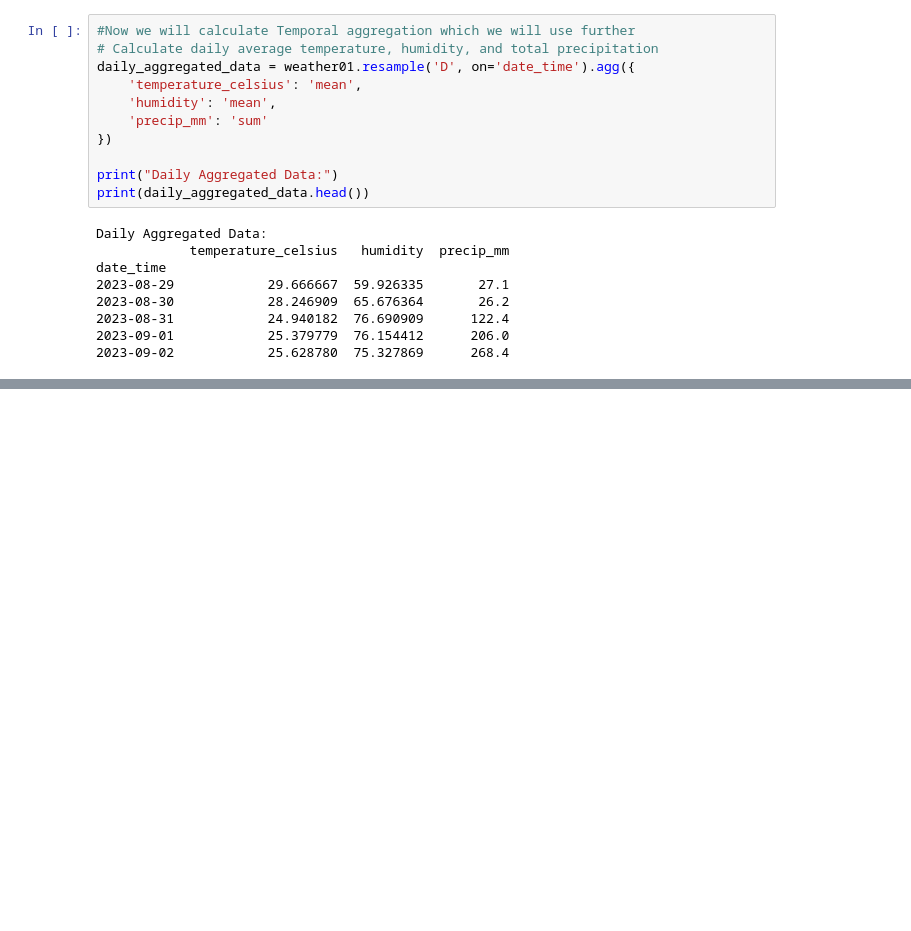
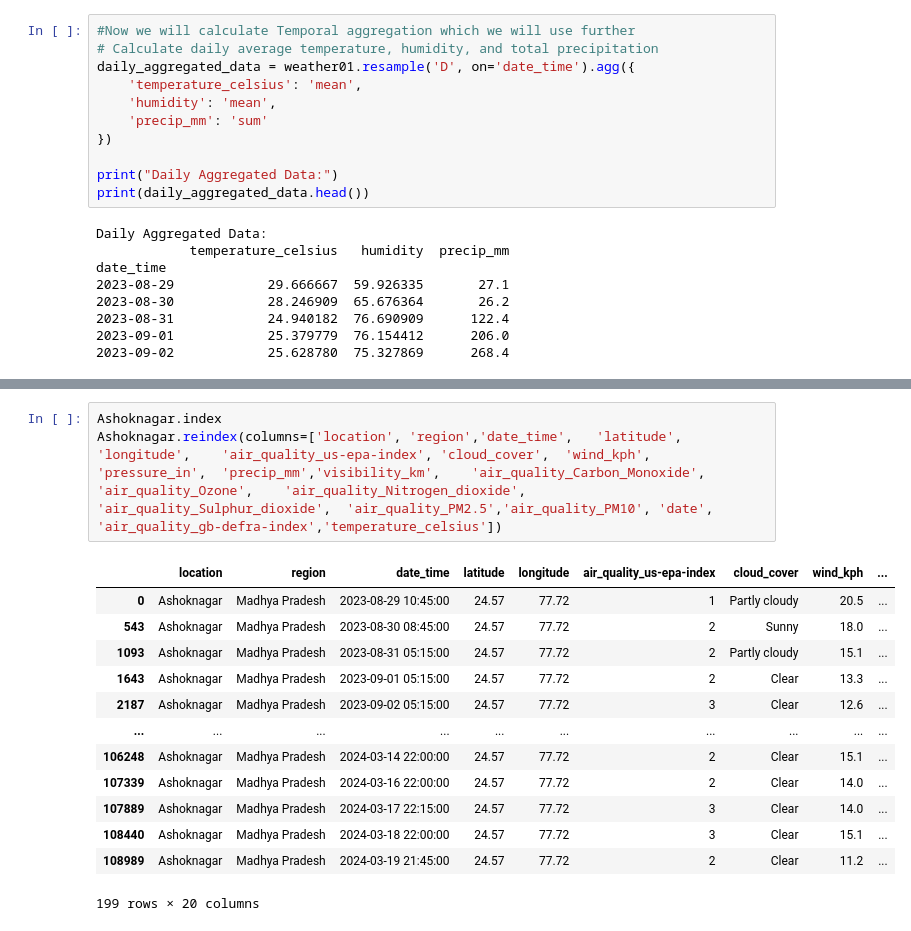
Before and after one commit to raunak01-raj/Weather-prediction, a Jupyter notebook: WP_(Linear Regression).ipynb, the cells around one changed output, grey strips where cells are left out. Cells and saved outputs as stored; diff of their text form; blank space fills up the shorter version.

```diff
--- a/WP_(Linear Regression).ipynb
+++ b/WP_(Linear Regression).ipynb
@@ -131,0 +171,17 @@ weather01 Data with Moving Averages:
+# %%
+Ashoknagar.index
+Ashoknagar.reindex(columns=['location',	'region','date_time',	'latitude',	'longitude',	'air_quality_us-epa-index',	'cloud_cover',	'wind_kph',	'pressure_in',	'precip_mm','visibility_km',	'air_quality_Carbon_Monoxide',	'air_quality_Ozone',	'air_quality_Nitrogen_dioxide',	'air_quality_Sulphur_dioxide',	'air_quality_PM2.5','air_quality_PM10',	'date',	'air_quality_gb-defra-index','temperature_celsius'])
+# %% [output]
+|  | location | region | date_time | latitude | longitude | air_quality_us-epa-index | cloud_cover | wind_kph | ... |
+| 0 | Ashoknagar | Madhya Pradesh | 2023-08-29 10:45:00 | 24.57 | 77.72 | 1 | Partly cloudy | 20.5 | ... |
+| 543 | Ashoknagar | Madhya Pradesh | 2023-08-30 08:45:00 | 24.57 | 77.72 | 2 | Sunny | 18.0 | ... |
+| 1093 | Ashoknagar | Madhya Pradesh | 2023-08-31 05:15:00 | 24.57 | 77.72 | 2 | Partly cloudy | 15.1 | ... |
+| 1643 | Ashoknagar | Madhya Pradesh | 2023-09-01 05:15:00 | 24.57 | 77.72 | 2 | Clear | 13.3 | ... |
+| 2187 | Ashoknagar | Madhya Pradesh | 2023-09-02 05:15:00 | 24.57 | 77.72 | 3 | Clear | 12.6 | ... |
+| ... | ... | ... | ... | ... | ... | ... | ... | ... | ... |
+| 106248 | Ashoknagar | Madhya Pradesh | 2024-03-14 22:00:00 | 24.57 | 77.72 | 2 | Clear | 15.1 | ... |
+| 107339 | Ashoknagar | Madhya Pradesh | 2024-03-16 22:00:00 | 24.57 | 77.72 | 2 | Clear | 14.0 | ... |
+| 107889 | Ashoknagar | Madhya Pradesh | 2024-03-17 22:15:00 | 24.57 | 77.72 | 3 | Clear | 14.0 | ... |
+| 108440 | Ashoknagar | Madhya Pradesh | 2024-03-18 22:00:00 | 24.57 | 77.72 | 3 | Clear | 15.1 | ... |
+| 108989 | Ashoknagar | Madhya Pradesh | 2024-03-19 21:45:00 | 24.57 | 77.72 | 2 | Clear | 11.2 | ... |
+199 rows × 20 columns
```
Also changed, not shown: parts of 25 cells of this notebook.
